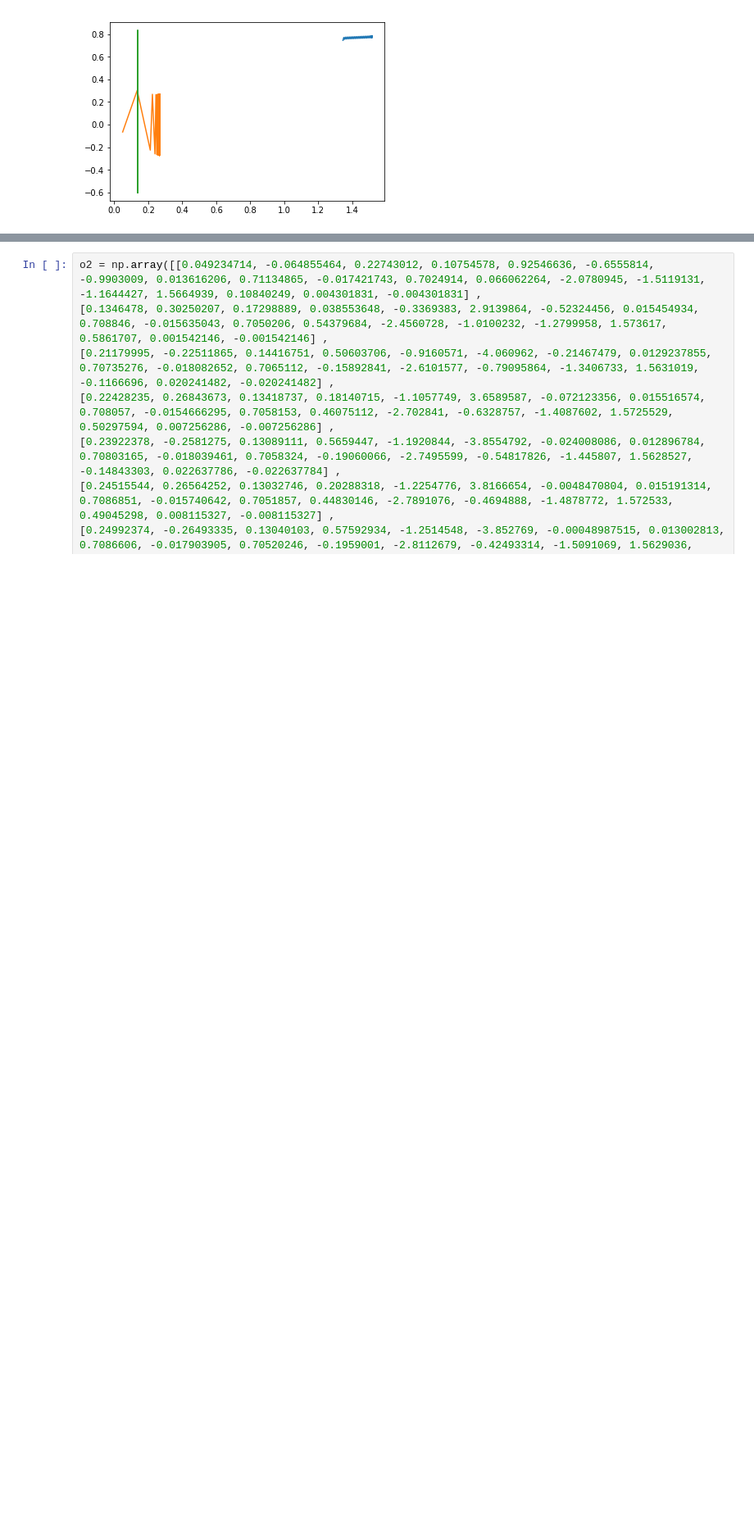
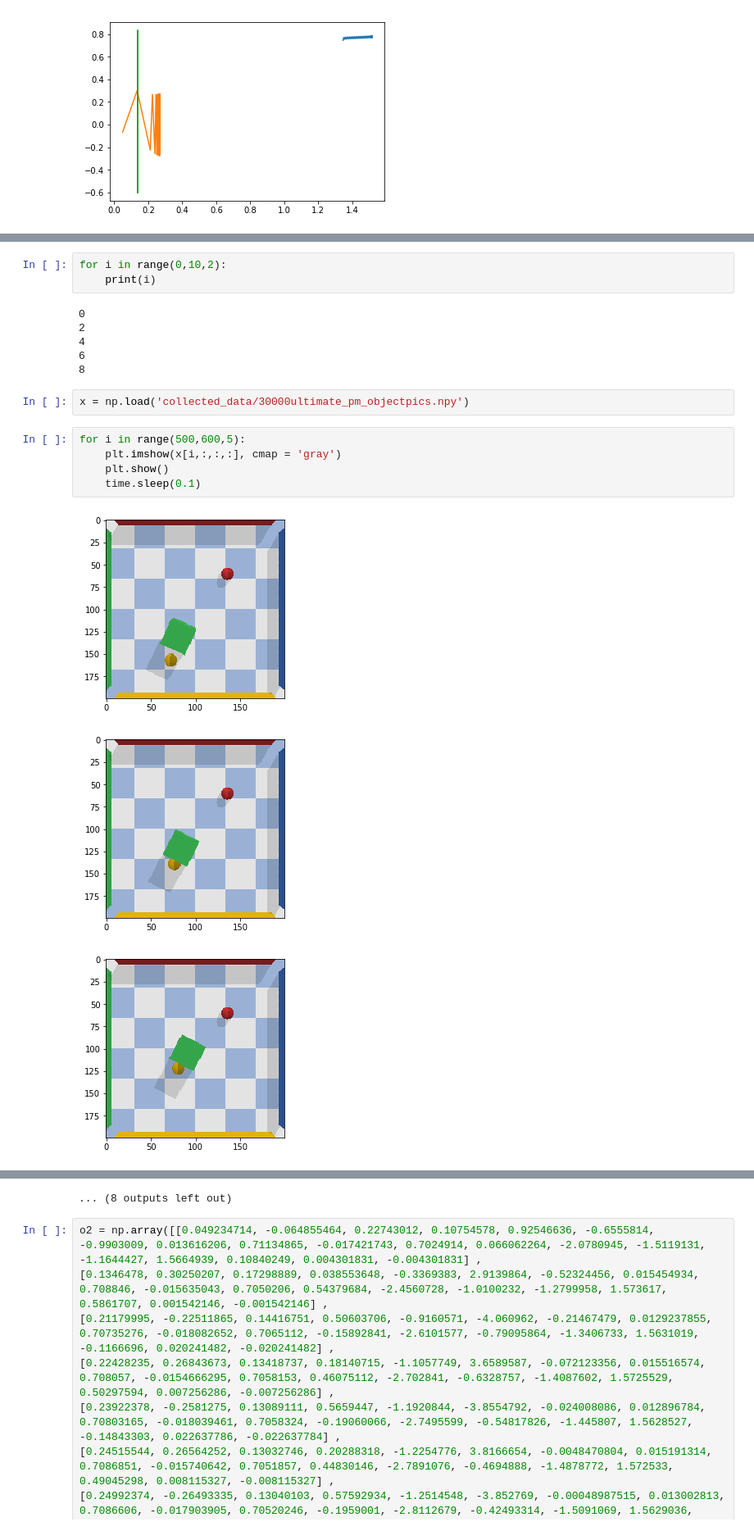
Before and after one commit to sholtodouglas/SAC_TF2, a Jupyter notebook: SAC_modular/Untitled.ipynb, the cells around one changed output, grey strips where cells are left out. Shown: that part at 82% size. Drawn from its saved outputs; the diff is of its cells as text; blank space fills up the shorter version.

```diff
--- a/SAC_modular/Untitled.ipynb
+++ b/SAC_modular/Untitled.ipynb
@@ -103,0 +107,20 @@ plt.plot(a[:,0],a[:,1])
+# %%
+for i in range(0,10,2):
+    print(i)
+# %% [output]
+0
+2
+4
+6
+8
+# %%
+x = np.load('collected_data/30000ultimate_pm_objectpics.npy')
+# %%
+for i in range(500,600,5):
+    plt.imshow(x[i,:,:,:], cmap = 'gray')
+    plt.show()
+    time.sleep(0.1)
+# %% [output]
+[figure, added]
+[figure, added]
+[figure, added]
@@ -104,3 +136,4 @@ plt.plot(a[:,0],a[:,1])
+... (8 outputs left out)
 # %%
 o2 = np.array([[0.049234714, -0.064855464, 0.22743012, 0.10754578, 0.92546636, -0.6555814, -0.9903009, 0.013616206, 0.71134865, -0.017421743, 0.7024914, 0.066062264, -2.0780945, -1.5119131, -1.1644427, 1.5664939, 0.10840249, 0.004301831, -0.004301831] ,
 [0.1346478, 0.30250207, 0.17298889, 0.038553648, -0.3369383, 2.9139864, -0.52324456, 0.015454934, 0.708846, -0.015635043, 0.7050206, 0.54379684, -2.4560728, -1.0100232, -1.2799958, 1.573617, 0.5861707, 0.001542146, -0.001542146] ,
```
Also changed, not shown: parts of 2 cells of this notebook, 3 other files.
